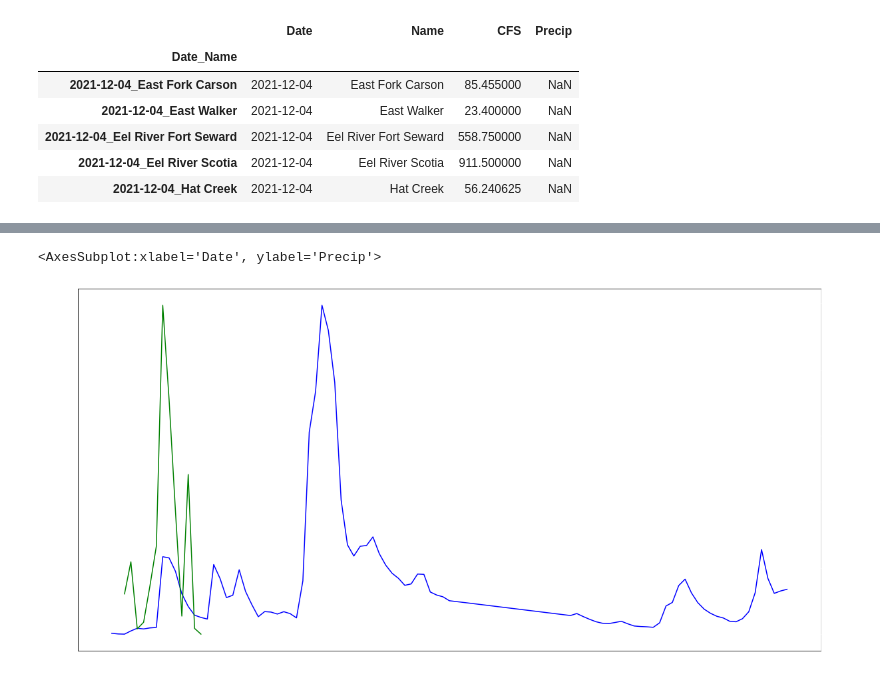
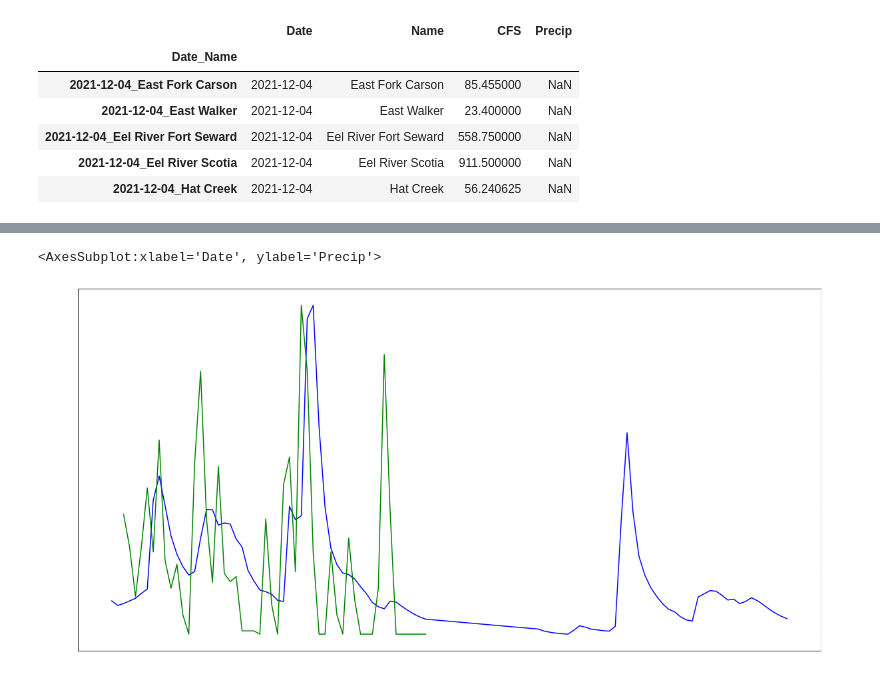
Before and after one commit to Pippeys/River_Data, a Jupyter notebook: Analysis.ipynb, the cells around one changed output, grey strips where cells are left out. Saved outputs shown, nothing was run; the diff lists cells and outputs as text; code cells hidden in the pictures.

```diff
--- a/Analysis.ipynb
+++ b/Analysis.ipynb
@@ -59,28 +59,29 @@ rain[['Name','Precip']].loc[rain.Precip.isnull()==False].groupby('Name').count()
 # %%
 
-rainflows = df.loc[(df.Name=='North Umpqua River Winchester')]
+rainflows = df.loc[(df.Name=='Nestucca River Beaver')]
 
 fig, ax = plt.subplots(figsize=(20,10))
 ax.xaxis.label.set_color('white')
 ax.yaxis.label.set_color('white')
 
 
 ax.tick_params(axis='x', colors='white')
 ax.tick_params(axis='y', colors='white')
 
 ax.spines['left'].set_color('white')
 ax.spines['top'].set_color('white')
 
 
 sns.lineplot(data=rainflows,x='Date',y='CFS',color='b')
 
 ax2 = plt.twinx()
 
 ax2.yaxis.label.set_color('white')
+
 ax2.spines['right'].set_color('white')
 ax2.tick_params(axis='y', colors='white')
 
 sns.lineplot(data=rainflows,x='Date',y='Precip',color='g',ax=ax2)
 # %% [output]
 <AxesSubplot:xlabel='Date', ylabel='Precip'>
-[figure, old version]
+[figure, new version]
```
Also changed, not shown: parts of 4 cells of this notebook, 7 other files.
